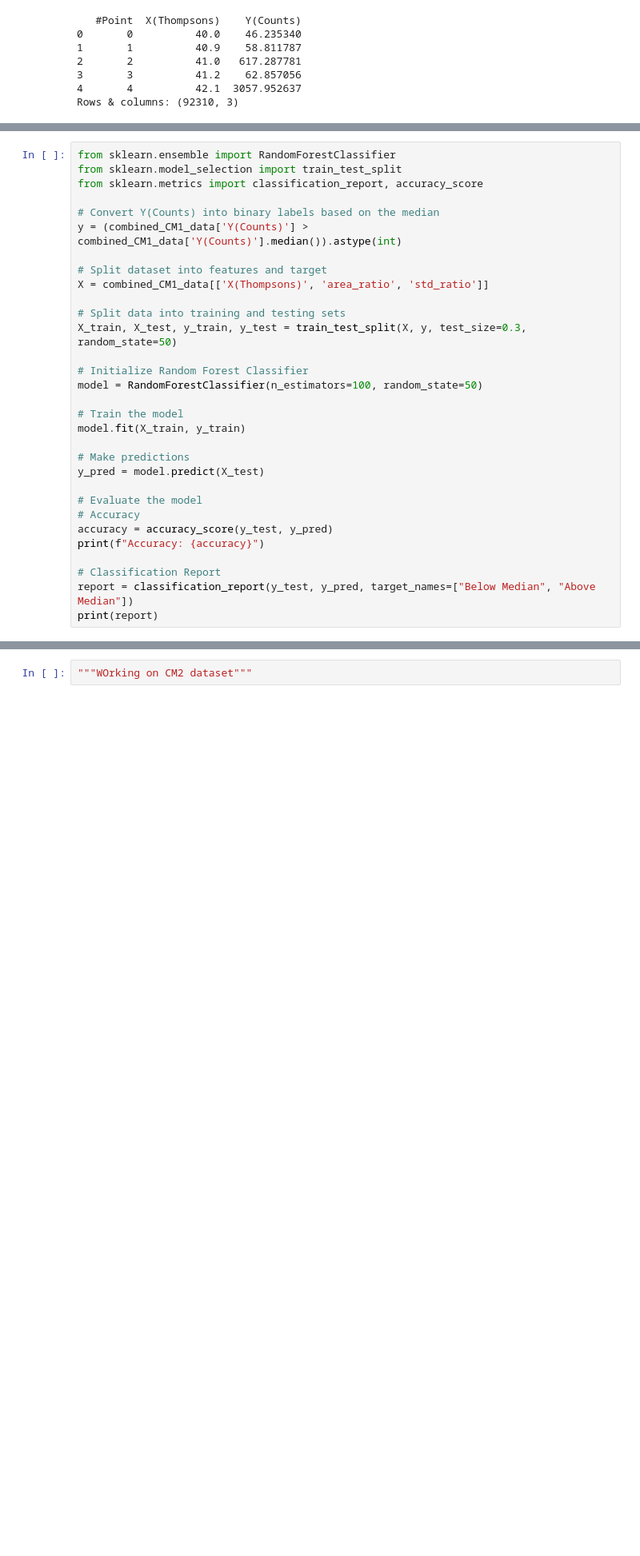
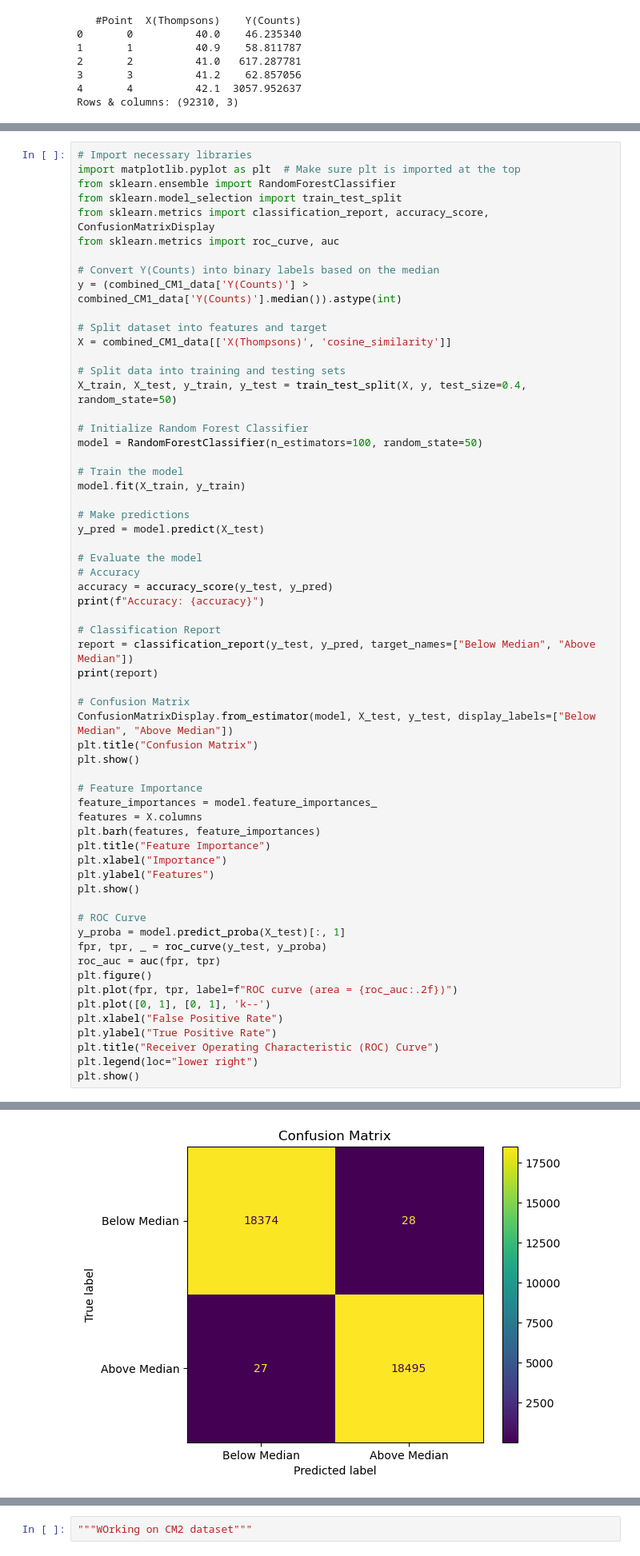
Before and after one commit to mutasim18/Mass-Sceptra-Classification, a Jupyter notebook: Source Code/Random Forest.ipynb, the cells around one changed output, grey strips where cells are left out. Shown: that part at 80% size. Cells and saved outputs as stored; diff of their text form; blank space fills up the shorter version.

```diff
--- a/Source Code/Random Forest.ipynb
+++ b/Source Code/Random Forest.ipynb
@@ -123,16 +123,19 @@ Cheking for missing values :
 # %%
+# Import necessary libraries
+import matplotlib.pyplot as plt  # Make sure plt is imported at the top
 from sklearn.ensemble import RandomForestClassifier
 from sklearn.model_selection import train_test_split
-from sklearn.metrics import classification_report, accuracy_score
+from sklearn.metrics import classification_report, accuracy_score, ConfusionMatrixDisplay
+from sklearn.metrics import roc_curve, auc
 
 # Convert Y(Counts) into binary labels based on the median
 y = (combined_CM1_data['Y(Counts)'] > combined_CM1_data['Y(Counts)'].median()).astype(int)
 
 # Split dataset into features and target
-X = combined_CM1_data[['X(Thompsons)', 'area_ratio', 'std_ratio']]
+X = combined_CM1_data[['X(Thompsons)', 'cosine_similarity']]
 
 # Split data into training and testing sets
-X_train, X_test, y_train, y_test = train_test_split(X, y, test_size=0.3, random_state=50)
+X_train, X_test, y_train, y_test = train_test_split(X, y, test_size=0.4, random_state=50)
 
 # Initialize Random Forest Classifier
 model = RandomForestClassifier(n_estimators=100, random_state=50)
@@ -151,4 +154,31 @@ print(f"Accuracy: {accuracy}")
 # Classification Report
 report = classification_report(y_test, y_pred, target_names=["Below Median", "Above Median"])
 print(report)
+
+# Confusion Matrix
+ConfusionMatrixDisplay.from_estimator(model, X_test, y_test, display_labels=["Below Median", "Above Median"])
+plt.title("Confusion Matrix")
+plt.show()
+
+# Feature Importance
+feature_importances = model.feature_importances_
+features = X.columns
+plt.barh(features, feature_importances)
+plt.title("Feature Importance")
+plt.xlabel("Importance")
+plt.ylabel("Features")
+plt.show()
+
+# ROC Curve
+y_proba = model.predict_proba(X_test)[:, 1]
+fpr, tpr, _ = roc_curve(y_test, y_proba)
+roc_auc = auc(fpr, tpr)
+plt.figure()
+plt.plot(fpr, tpr, label=f"ROC curve (area = {roc_auc:.2f})")
+plt.plot([0, 1], [0, 1], 'k--')
+plt.xlabel("False Positive Rate")
+plt.ylabel("True Positive Rate")
+plt.title("Receiver Operating Characteristic (ROC) Curve")
+plt.legend(loc="lower right")
+plt.show()
 # %% [output]
@@ -163,0 +194 @@ weighted avg       1.00      1.00      1.00     27693
+[figure, added]
```
Also changed, not shown: parts of 2 cells of this notebook.
